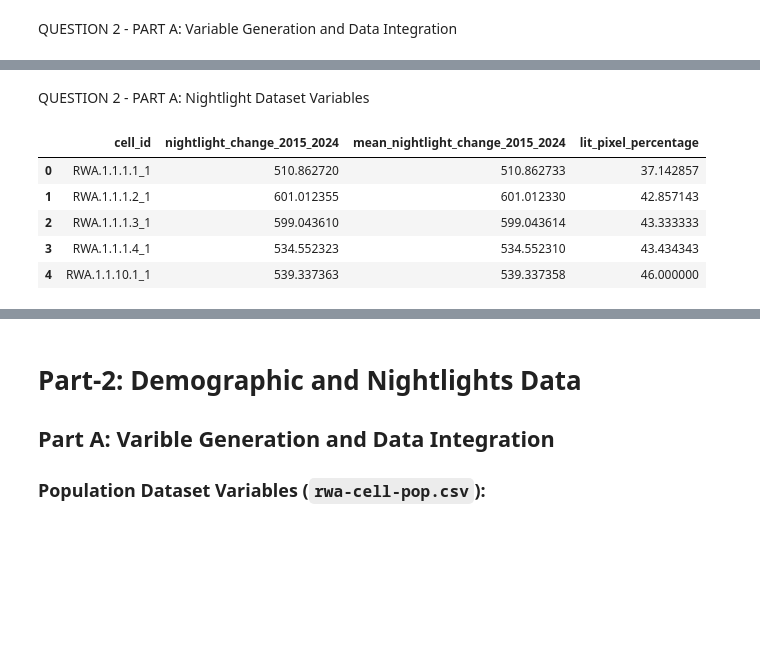
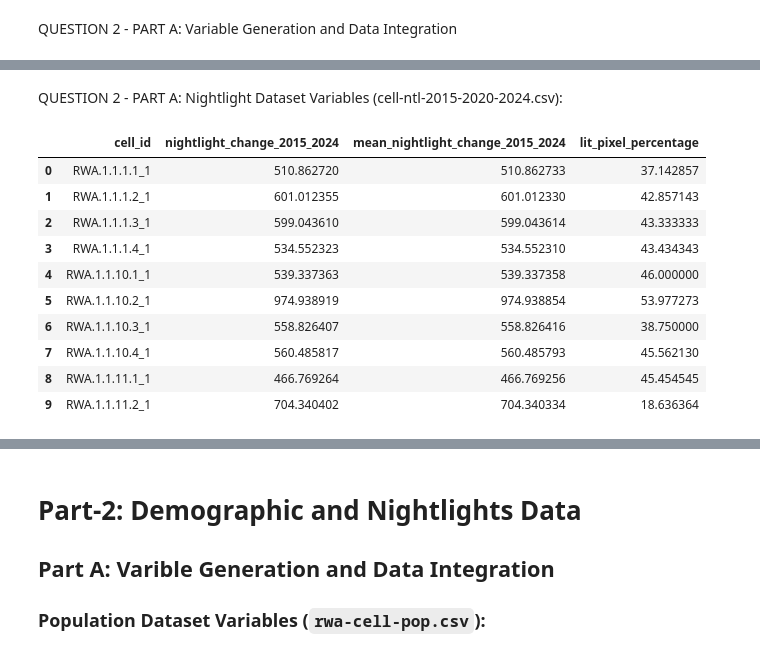
Before and after one commit to emkay3-debug/AIMS-DSCBI, a Jupyter notebook: notebooks/assignments/assignment-2.ipynb, the cells around one changed output, grey strips where cells are left out. Saved outputs shown, nothing was run; the diff lists cells and outputs as text; code cells hidden in the pictures; blank space fills up the shorter version.

```diff
--- a/notebooks/assignments/assignment-2.ipynb
+++ b/notebooks/assignments/assignment-2.ipynb
@@ -162,9 +162,9 @@ from pathlib import Path
 import pandas as pd
 import re
 
-# -----------------------------------
+
 # 1. Load workbook and identify sheets with subnational data
-# -----------------------------------
+
 
 DIR_DATA = Path.cwd().parents[1].joinpath("data")
 FILE_EXCEL = DIR_DATA/"RW-Health-Data.xlsx"
@@ -175,17 +175,14 @@ xls = pd.ExcelFile(FILE_EXCEL)
 sheet_names = xls.sheet_names
 
 # Remove the first row (metadata)
-df_modified = df.iloc[1:]
 
-# Save the modified data to a new CSV file
-df_modified.to_csv('data_without_metadata.csv', index=False)
 
 # Sheets considered ADM2/ADM3 = anything containing the phrase "subnation" (customize if needed)
 subnational_sheets = [s for s in xls.sheet_names if re.search(r"subnation", s, re.IGNORECASE)]
 
-# -----------------------------------
+
 # 2. Function to load & clean each sub-national sheet
-# -----------------------------------
+
 def load_and_clean(sheet_name):
     df = pd.read_excel(xls, sheet_name=sheet_name)
 
@@ -216,9 +213,9 @@ def load_and_clean(sheet_name):
 
     return df.rename(columns={loc_col: "adm_location"})
 
-# -----------------------------------
+
 # 3. Load, clean, and append all ADM2/ADM3 datasets
-# -----------------------------------
+
 frames = []
 possible_location_cols = ['location', 'characteristiclabel']
 for s in subnational_sheets:
@@ -253,11 +250,20 @@ frames.append(f)
 
 merged_df = pd.concat(frames, ignore_index=True)
 
+merged_df = merged_df.iloc[1:].reset_index(drop=True)
 
-# -----------------------------------
+
+pd.set_option('display.width', None)
+pd.set_option('display.max_columns', None)
+
+
+
 # 4. Preview and save
-# -----------------------------------
-print(merged_df.head(10))
+
+# Save the modified data to a new CSV file
+
+
 merged_df.to_csv("merged_subnational_indicators.csv", index=False)
+print(merged_df)
 print("Merged dataset saved to merged_subnational_indicators.csv")
 # %% [output]
@@ -443,5 +479,5 @@ Saved to rwa-cell-pop_with_derived_vars.csv
 # %% [markdown]
-QUESTION 2 - PART A: Nightlight Dataset Variables
+QUESTION 2 - PART A: Nightlight Dataset Variables (cell-ntl-2015-2020-2024.csv):
 # %%
 import pandas as pd
 from pathlib import Path
@@ -453,31 +489,36 @@ OUTPUT_FILE = DIR_DATA / "rw-cell-nightlight_file.csv"
 
 # Load data
 df = pd.read_csv(FILE_NIGHT_RW)
 
 # Keep only 2015 & 2024
 df_filtered = df[df['year'].isin([2015, 2024])].copy()
 
 # Pivot so each cell_id has 2015 & 2024 on a single row
 pivot = df_filtered.pivot(index='cell_id', columns='year', values=['total_nightlight','mean_nightlight','lit_pixel_count','pixel_count'])
 
 # Drop cells missing either 2015 or 2024
 pivot = pivot.dropna(subset=[('total_nightlight',2015), ('total_nightlight',2024)])
 
 # Compute indicators
 out = pd.DataFrame(index=pivot.index)
 out['nightlight_change_2015_2024'] = ( (pivot[('total_nightlight',2024)] - pivot[('total_nightlight',2015)]) / pivot[('total_nightlight',2015)] ) * 100
 out['mean_nightlight_change_2015_2024'] = ( (pivot[('mean_nightlight',2024)] - pivot[('mean_nightlight',2015)]) / pivot[('mean_nightlight',2015)]) * 100
 out['lit_pixel_percentage'] = ( pivot[('lit_pixel_count',2024)] / pivot[('pixel_count',2024)] ) * 100
 
 # Reset index so cell_id is a column
 out = out.reset_index()
 
 # Display
-out.head()
+out.head(10)
 # %% [output]
 |  | cell_id | nightlight_change_2015_2024 | mean_nightlight_change_2015_2024 | lit_pixel_percentage |
 | 0 | RWA.1.1.1.1_1 | 510.862720 | 510.862733 | 37.142857 |
 | 1 | RWA.1.1.1.2_1 | 601.012355 | 601.012330 | 42.857143 |
 | 2 | RWA.1.1.1.3_1 | 599.043610 | 599.043614 | 43.333333 |
 | 3 | RWA.1.1.1.4_1 | 534.552323 | 534.552310 | 43.434343 |
 | 4 | RWA.1.1.10.1_1 | 539.337363 | 539.337358 | 46.000000 |
+| 5 | RWA.1.1.10.2_1 | 974.938919 | 974.938854 | 53.977273 |
+| 6 | RWA.1.1.10.3_1 | 558.826407 | 558.826416 | 38.750000 |
+| 7 | RWA.1.1.10.4_1 | 560.485817 | 560.485793 | 45.562130 |
+| 8 | RWA.1.1.11.1_1 | 466.769264 | 466.769256 | 45.454545 |
+| 9 | RWA.1.1.11.2_1 | 704.340402 | 704.340334 | 18.636364 |
```
Also changed, not shown: parts of 25 cells of this notebook, 12 other files.
